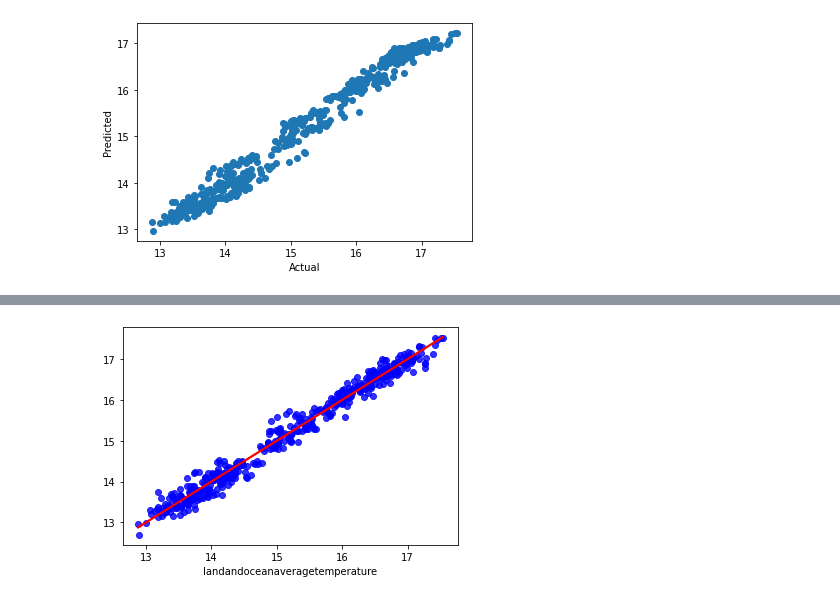
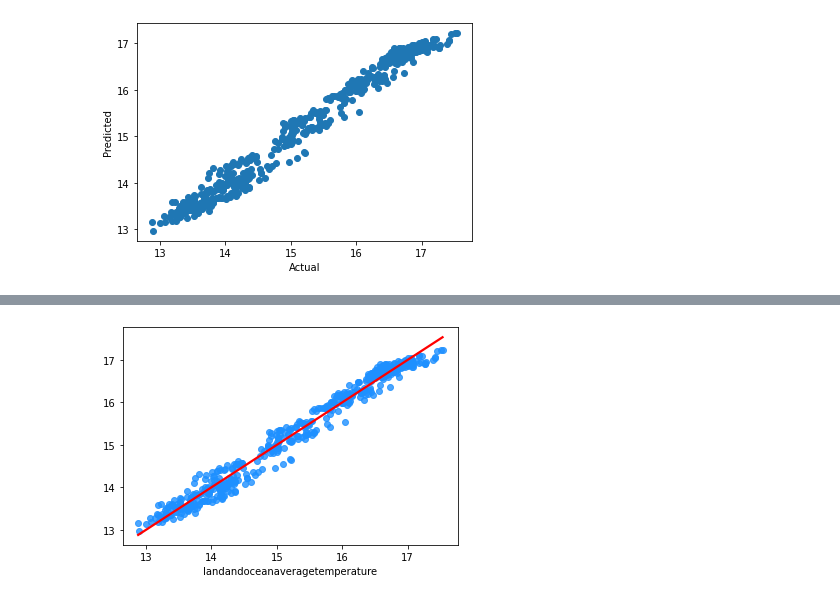
Before and after one commit to ACookOSU522/Capstone_Project, a Jupyter notebook: new_machine_model.ipynb, the cells around one changed output, grey strips where cells are left out. Cells and saved outputs as stored; diff of their text form; code cells hidden in the pictures.

Commit message:
Changed plot colors

```diff
--- a/new_machine_model.ipynb
+++ b/new_machine_model.ipynb
@@ -252,6 +219,6 @@ plt.show()
-# %%
-# Adding regression plot for RFR
-sns.regplot(x=y_test, y=model.predict(X_test), ci=None, scatter_kws={"color":"blue"},line_kws={"color": "red"});
-plt.show()
-# %% [output]
-[figure, removed]
+# %%
+# Adding regression plot
+sns.regplot(x=y_test, y=y_pred, ci=None, scatter_kws={"color":"dodgerblue"},line_kws={"color": "red"});
+plt.show()
+# %% [output]
+[figure, added]
```
Also changed, not shown: parts of 6 cells of this notebook.
